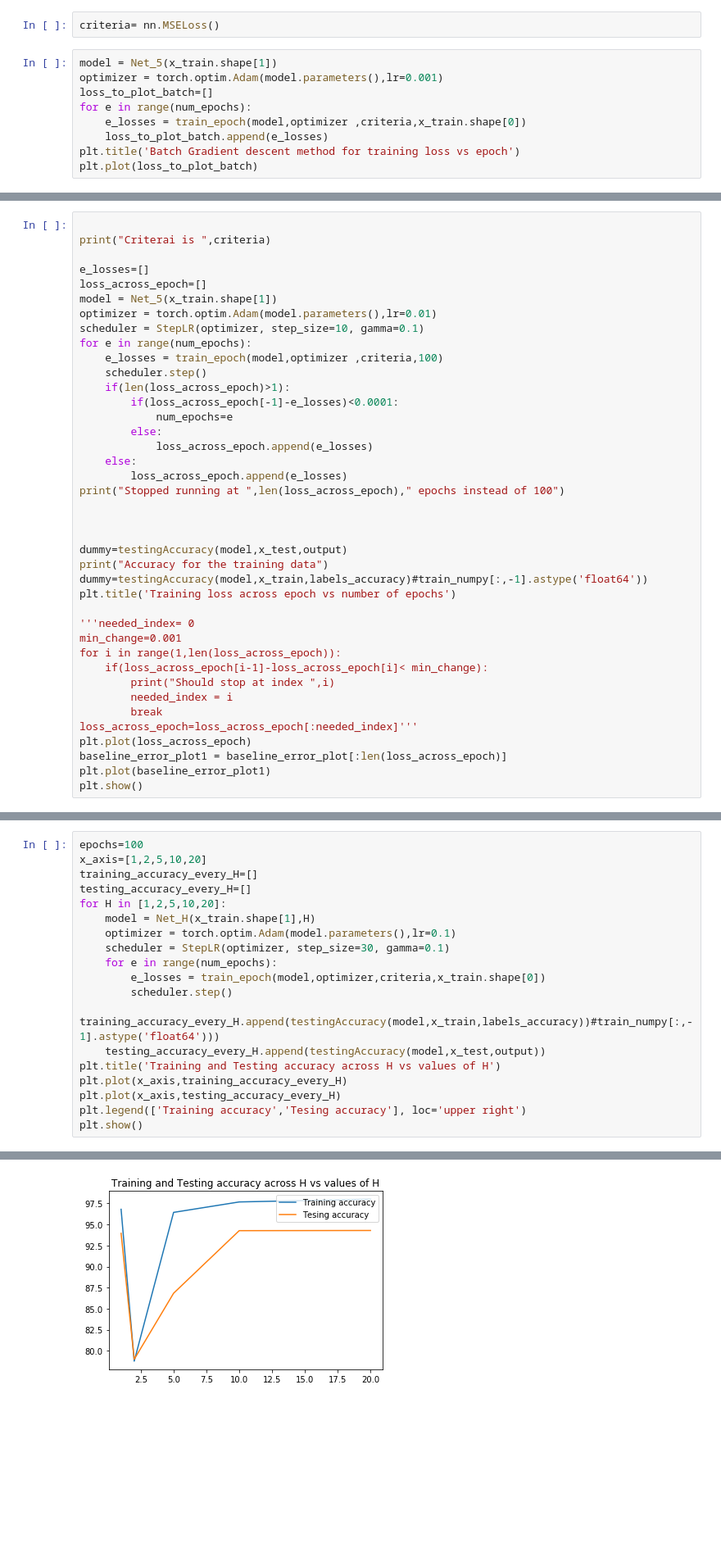
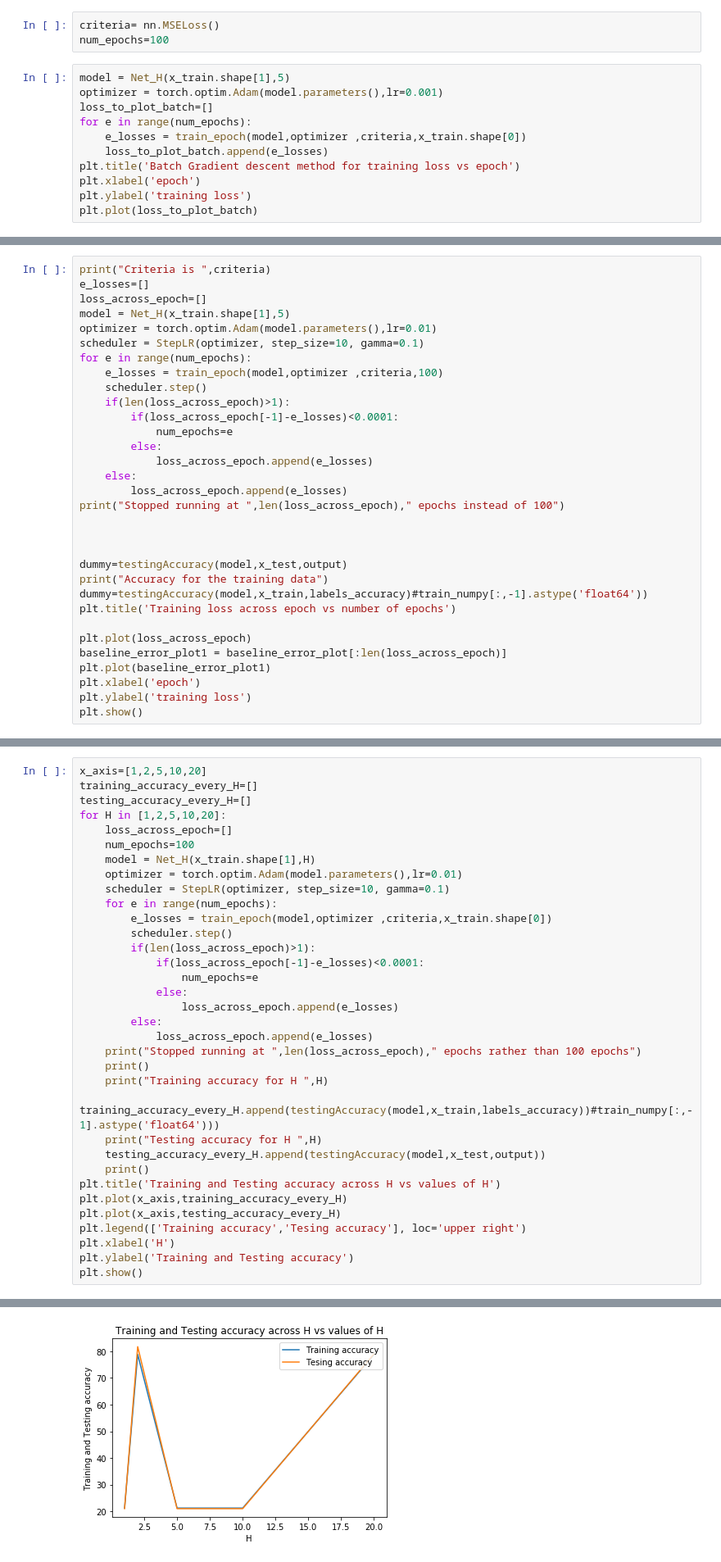
Before and after one commit to Sharath-Ramachandran/DeepLearningAssignments, a Jupyter notebook: Assignment3/Question3.ipynb, the cells around one changed output, grey strips where cells are left out. Shown: that part at 82% size. Cells and saved outputs as stored; diff of their text form; blank space fills up the shorter version.

```diff
--- a/Assignment3/Question3.ipynb
+++ b/Assignment3/Question3.ipynb
@@ -287,13 +316,16 @@ Accuracy is  78.98892534864643
 # %%
 criteria= nn.MSELoss()
+num_epochs=100
 # %%
-model = Net_5(x_train.shape[1])
+model = Net_H(x_train.shape[1],5)
 optimizer = torch.optim.Adam(model.parameters(),lr=0.001)
 loss_to_plot_batch=[]
 for e in range(num_epochs):
     e_losses = train_epoch(model,optimizer ,criteria,x_train.shape[0])
     loss_to_plot_batch.append(e_losses)
 plt.title('Batch Gradient descent method for training loss vs epoch')
+plt.xlabel('epoch')
+plt.ylabel('training loss')
 plt.plot(loss_to_plot_batch)
 # %% [output]
 [<matplotlib.lines.Line2D at 0x...>]
@@ -313,10 +336,8 @@ tensor([0.1828])
 # %%
-
-print("Criterai is ",criteria)
-
+print("Criteria is ",criteria)
 e_losses=[]
 loss_across_epoch=[]
-model = Net_5(x_train.shape[1])
+model = Net_H(x_train.shape[1],5)
 optimizer = torch.optim.Adam(model.parameters(),lr=0.01)
 scheduler = StepLR(optimizer, step_size=10, gamma=0.1)
 for e in range(num_epochs):
@@ -338,16 +359,10 @@ print("Accuracy for the training data")
 dummy=testingAccuracy(model,x_train,labels_accuracy)#train_numpy[:,-1].astype('float64'))
 plt.title('Training loss across epoch vs number of epochs')
 
-'''needed_index= 0
-min_change=0.001
-for i in range(1,len(loss_across_epoch)):
-    if(loss_across_epoch[i-1]-loss_across_epoch[i]< min_change):
-        print("Should stop at index ",i)
-        needed_index = i
-        break
-loss_across_epoch=loss_across_epoch[:needed_index]'''
 plt.plot(loss_across_epoch)
 baseline_error_plot1 = baseline_error_plot[:len(loss_across_epoch)]
 plt.plot(baseline_error_plot1)
+plt.xlabel('epoch')
+plt.ylabel('training loss')
 plt.show()
 # %% [output]
@@ -360,20 +375,35 @@ Accuracy is  96.1930492447501
 # %%
-epochs=100
 x_axis=[1,2,5,10,20]
 training_accuracy_every_H=[]
 testing_accuracy_every_H=[]
 for H in [1,2,5,10,20]:
+    loss_across_epoch=[]
+    num_epochs=100
     model = Net_H(x_train.shape[1],H)
-    optimizer = torch.optim.Adam(model.parameters(),lr=0.1)
-    scheduler = StepLR(optimizer, step_size=30, gamma=0.1)
+    optimizer = torch.optim.Adam(model.parameters(),lr=0.01)
+    scheduler = StepLR(optimizer, step_size=10, gamma=0.1)
     for e in range(num_epochs):
-        e_losses = train_epoch(model,optimizer,criteria,x_train.shape[0])
+        e_losses = train_epoch(model,optimizer ,criteria,x_train.shape[0])
         scheduler.step()
+        if(len(loss_across_epoch)>1):
+            if(loss_across_epoch[-1]-e_losses)<0.0001:
+                num_epochs=e
+            else:
+                loss_across_epoch.append(e_losses)
+        else:
+            loss_across_epoch.append(e_losses)
+    print("Stopped running at ",len(loss_across_epoch)," epochs rather than 100 epochs")
+    print()
+    print("Training accuracy for H ",H)
     training_accuracy_every_H.append(testingAccuracy(model,x_train,labels_accuracy))#train_numpy[:,-1].astype('float64')))
+    print("Testing accuracy for H ",H)
     testing_accuracy_every_H.append(testingAccuracy(model,x_test,output))
+    print()
 plt.title('Training and Testing accuracy across H vs values of H')
 plt.plot(x_axis,training_accuracy_every_H)
 plt.plot(x_axis,testing_accuracy_every_H)
 plt.legend(['Training accuracy','Tesing accuracy'], loc='upper right')
+plt.xlabel('H')
+plt.ylabel('Training and Testing accuracy')
 plt.show()
 # %% [output]
@@ -390,3 +427,3 @@ Accuracy is  94.28835110746515
-[figure, old version]
+[figure, new version]
 # %% [markdown]
 ### Part(g) Created a two layer network and obtained the test accuracy for every combination for H1 and H2
```
Also changed, not shown: parts of 27 cells of this notebook, 2 other files.
